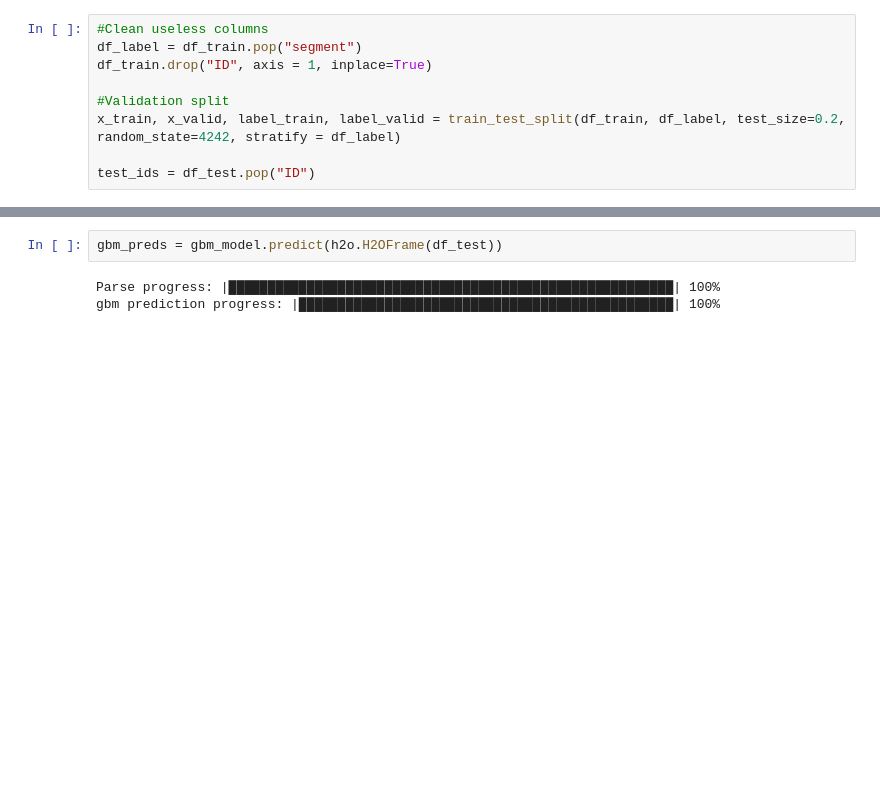
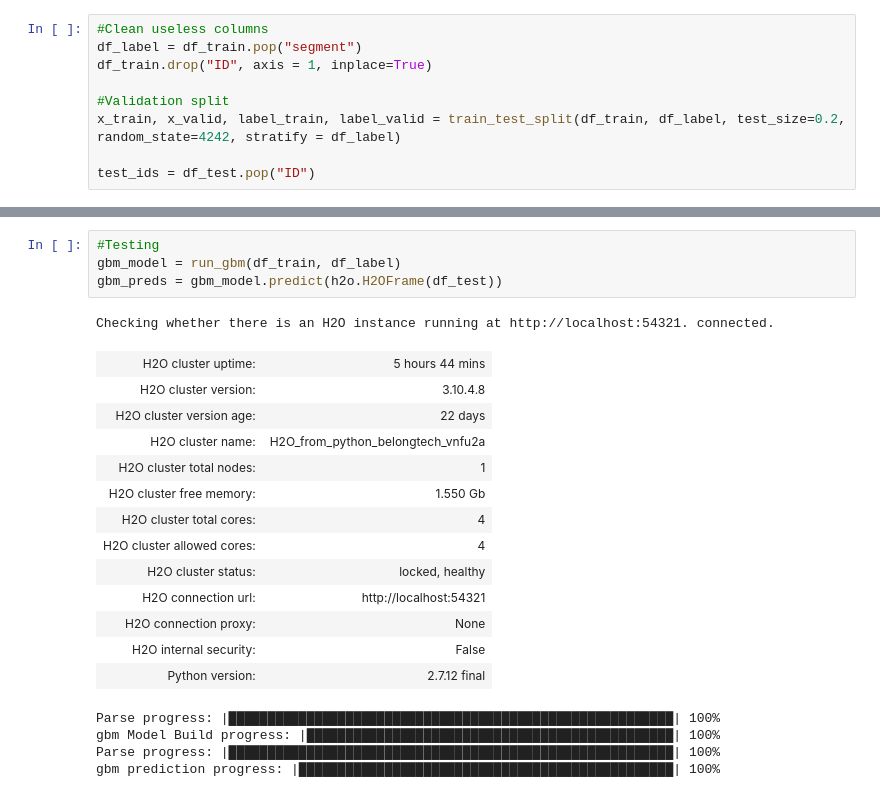
Before and after one commit to shubh24/indiahacks-ml-2017, a Jupyter notebook: hotstar/gbm_starter.ipynb, the cells around one changed output, grey strips where cells are left out. Saved outputs shown, nothing was run; the diff lists cells and outputs as text; blank space fills up the shorter version.

```diff
--- a/hotstar/gbm_starter.ipynb
+++ b/hotstar/gbm_starter.ipynb
@@ -99,5 +91,23 @@ gbm Model Build progress: |█████████████████
 # %%
+#Testing
+gbm_model = run_gbm(df_train, df_label)
 gbm_preds = gbm_model.predict(h2o.H2OFrame(df_test))
 # %% [output]
-Parse progress: |█████████████████████████████████████████████████████████| 100%
-gbm prediction progress: |████████████████████████████████████████████████| 100%
+Checking whether there is an H2O instance running at http://localhost:54321. connected.
+| H2O cluster uptime: | 5 hours 44 mins |
+| H2O cluster version: | 3.10.4.8 |
+| H2O cluster version age: | 22 days |
+| H2O cluster name: | H2O_from_python_belongtech_vnfu2a |
+| H2O cluster total nodes: | 1 |
+| H2O cluster free memory: | 1.550 Gb |
+| H2O cluster total cores: | 4 |
+| H2O cluster allowed cores: | 4 |
+| H2O cluster status: | locked, healthy |
+| H2O connection url: | http://localhost:54321 |
+| H2O connection proxy: | None |
+| H2O internal security: | False |
+| Python version: | 2.7.12 final |
+Parse progress: |█████████████████████████████████████████████████████████| 100%
+gbm Model Build progress: |███████████████████████████████████████████████| 100%
+Parse progress: |█████████████████████████████████████████████████████████| 100%
+gbm prediction progress: |████████████████████████████████████████████████| 100%
```
Also changed, not shown: parts of 8 cells of this notebook.
